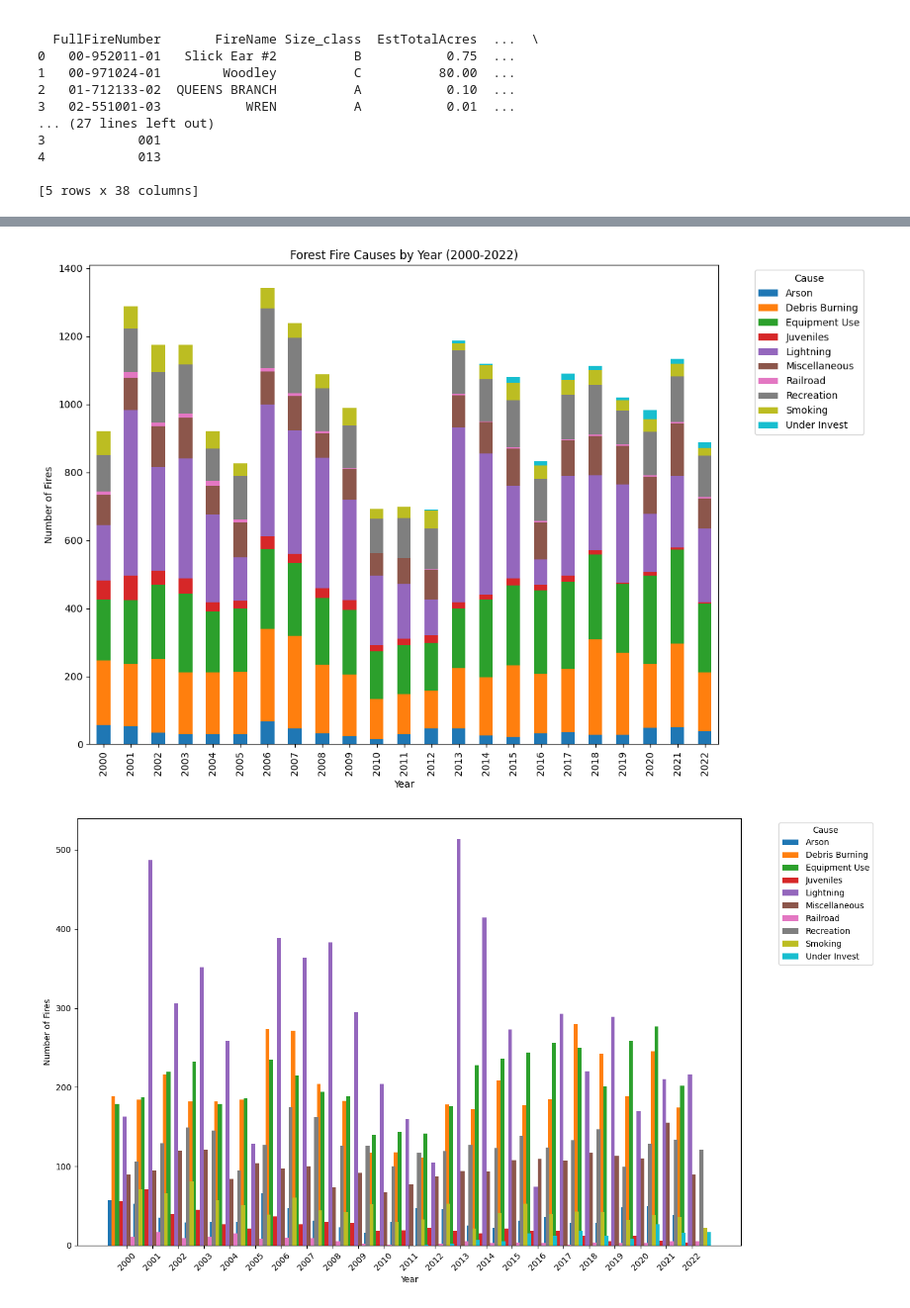
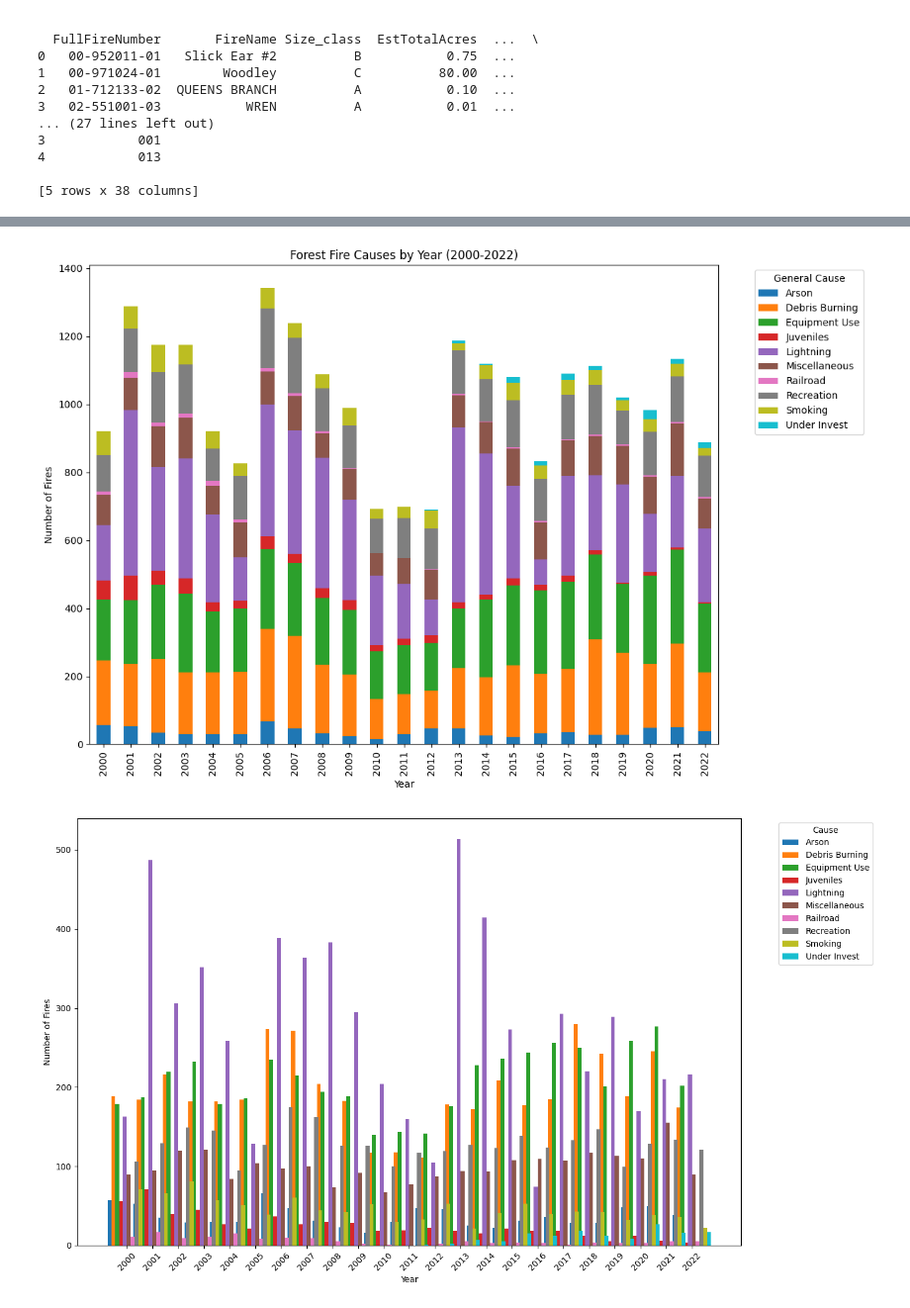
Before and after one commit to Aveman35/Data-Class-Project-1-Group-Repository, a Jupyter notebook: General_Causes.ipynb, the cells around one changed output, grey strips where cells are left out. Shown at 99% size. Drawn from its saved outputs; the diff is of its cells as text; code cells hidden in the pictures.

```diff
--- a/General_Causes.ipynb
+++ b/General_Causes.ipynb
@@ -38,18 +46,18 @@ Cause    0
 dtype: int64
 # %%
 # Grouing the data by year and cause to get the count of fires for each cause per year
-fire_cause_by_year = df.groupby(['Year', 'Cause']).size().unstack(fill_value=0)
+fire_cause_by_year = df.groupby(['Year', 'General Cause']).size().unstack(fill_value=0)
 # %%
 #bar chart attempt 1
 fire_cause_by_year.plot(kind='bar', stacked=True, figsize=(12, 8))
 plt.title('Forest Fire Causes by Year (2000-2022)')
 plt.xlabel('Year')
 plt.ylabel('Number of Fires')
-plt.legend(title='Cause', bbox_to_anchor=(1.05, 1), loc='upper left')
+plt.legend(title='General Cause', bbox_to_anchor=(1.05, 1), loc='upper left')
 plt.tight_layout()
 plt.show()
 # %% [output]
-[figure, old version]
+[figure, new version]
 # %%
 #grouped bar chart might work better
 years = fire_cause_by_year.index
```
Also changed, not shown: parts of 2 cells of this notebook.
